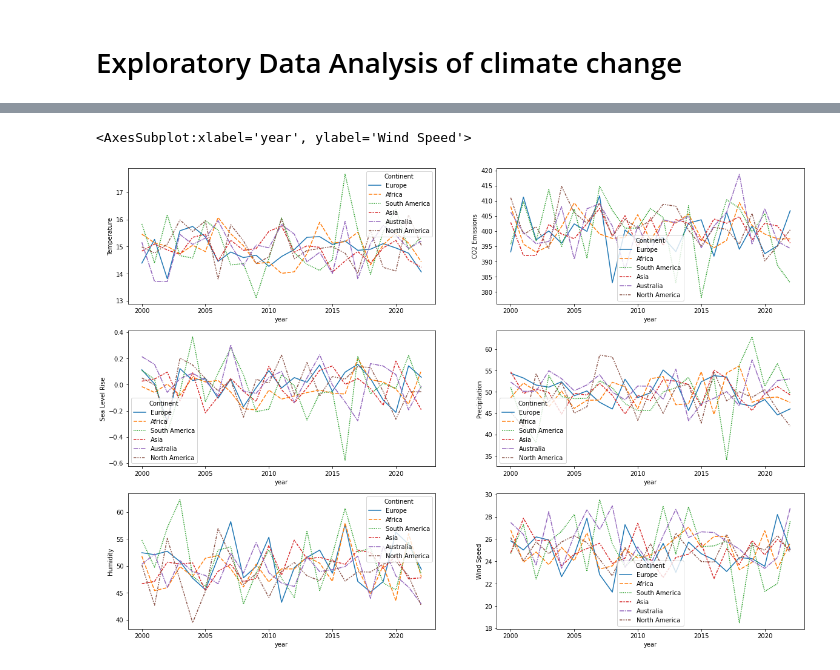
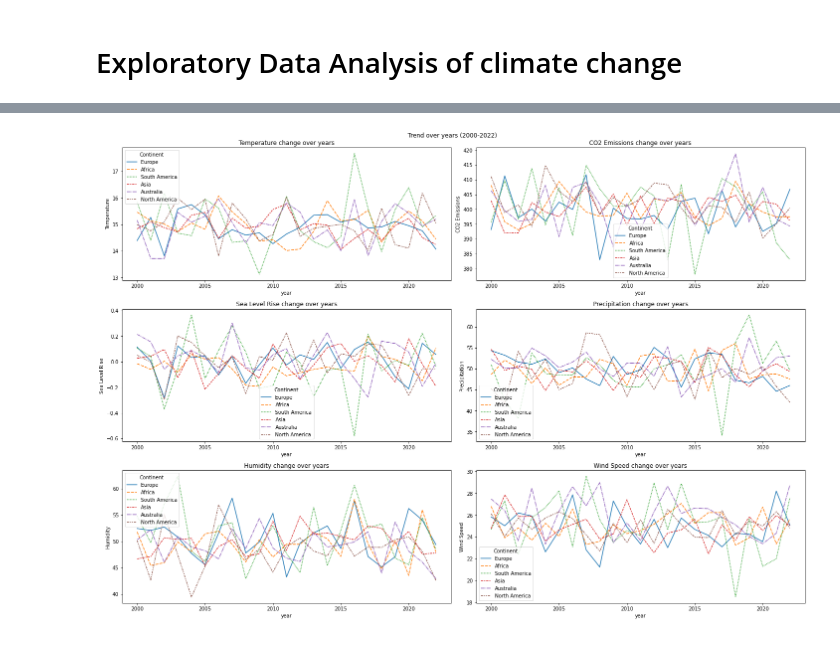
Before and after one commit to BrianLoe/Climate-EDA, a Jupyter notebook: Climate-EDA.ipynb, the cells around one changed output, grey strips where cells are left out. Saved outputs shown, nothing was run; the diff lists cells and outputs as text; code cells hidden in the pictures.

```diff
--- a/Climate-EDA.ipynb
+++ b/Climate-EDA.ipynb
@@ -33,12 +33,15 @@ data.describe(include='all')
 | max | NaN | NaN | NaN | 33.976956 | 582.899701 | 4.116559 | 99.991900 | 99.959665 | ... |
 # %%
 fig,ax = plt.subplots(3,2,figsize=(20,14))
+plt.suptitle('Trend over years (2000-2022)')
 sns.lineplot(x='year', y='Temperature',data=data, hue='Continent',style='Continent',ax=ax[0,0],ci=None)
 sns.lineplot(x='year', y='CO2 Emissions',data=data, hue='Continent',style='Continent',ax=ax[0,1],ci=None)
 sns.lineplot(x='year', y='Sea Level Rise',data=data, hue='Continent',style='Continent',ax=ax[1,0],ci=None)
 sns.lineplot(x='year', y='Precipitation',data=data, hue='Continent',style='Continent',ax=ax[1,1],ci=None)
 sns.lineplot(x='year', y='Humidity',data=data, hue='Continent',style='Continent',ax=ax[2,0],ci=None)
 sns.lineplot(x='year', y='Wind Speed',data=data, hue='Continent',style='Continent',ax=ax[2,1],ci=None)
+for i,ax in enumerate(fig.axes):
+    ax.set(title=ax.get_ylabel()+' change over years')
+fig.tight_layout()
 # %% [output]
-<AxesSubplot:xlabel='year', ylabel='Wind Speed'>
-[figure, old version]
+[figure, new version]
```
